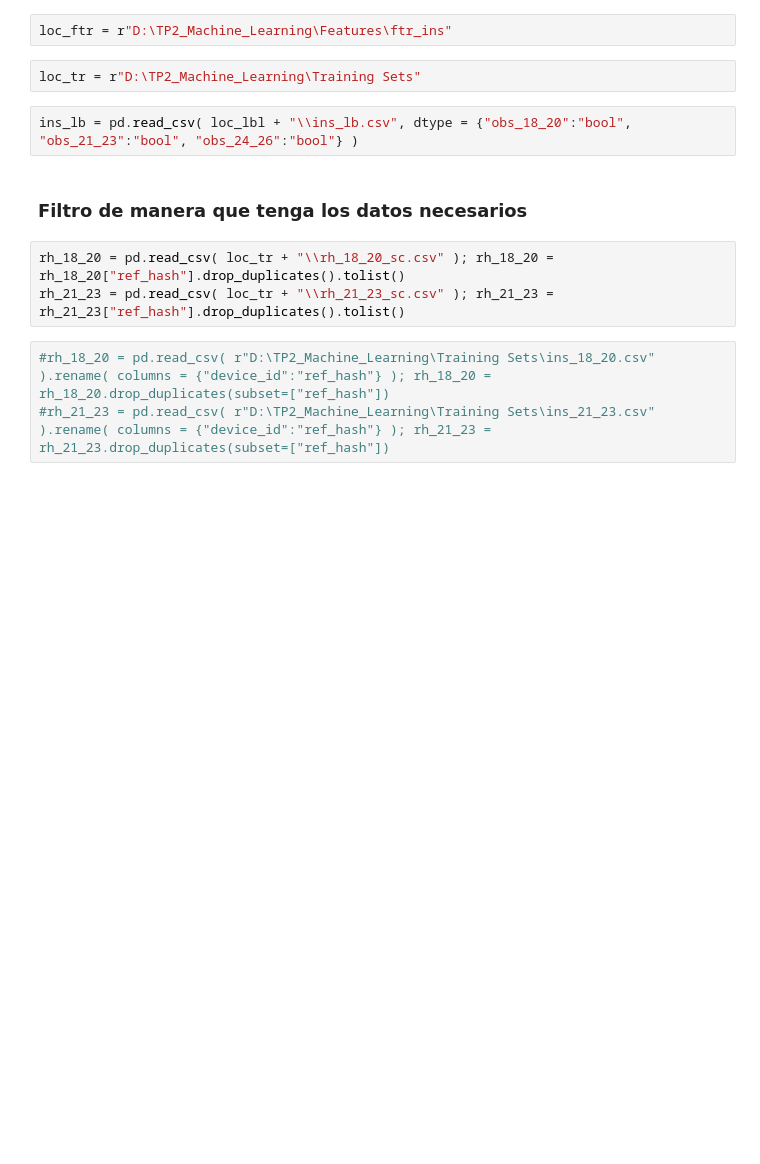
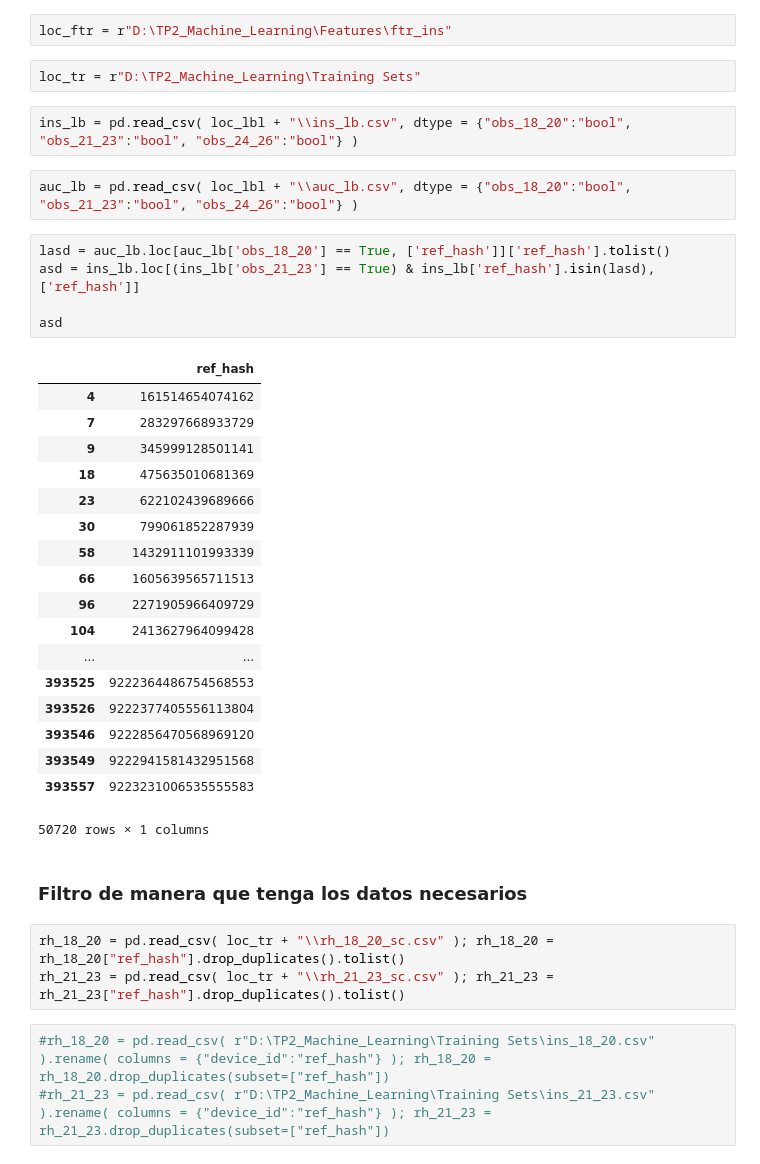
Before and after one commit to facundotorraca/TrabajoPractico2, a Jupyter notebook: prediccion_catboost_sc.ipynb, the cells around one changed output. Drawn from its saved outputs; the diff is of its cells as text; blank space fills up the shorter version.

```diff
--- a/prediccion_catboost_sc.ipynb
+++ b/prediccion_catboost_sc.ipynb
@@ -15,6 +15,32 @@ loc_ftr = r"D:\TP2_Machine_Learning\Features\ftr_ins"
 loc_tr = r"D:\TP2_Machine_Learning\Training Sets"
 # %%
 ins_lb = pd.read_csv( loc_lbl + "\\ins_lb.csv", dtype = {"obs_18_20":"bool", "obs_21_23":"bool", "obs_24_26":"bool"} )
+# %%
+auc_lb = pd.read_csv( loc_lbl + "\\auc_lb.csv", dtype = {"obs_18_20":"bool", "obs_21_23":"bool", "obs_24_26":"bool"} )
+# %%
+lasd = auc_lb.loc[auc_lb['obs_18_20'] == True, ['ref_hash']]['ref_hash'].tolist()
+asd = ins_lb.loc[(ins_lb['obs_21_23'] == True) & ins_lb['ref_hash'].isin(lasd), ['ref_hash']]
+
+asd
+# %% [output]
+|  | ref_hash |
+| 4 | 161514654074162 |
+| 7 | 283297668933729 |
+| 9 | 345999128501141 |
+| 18 | 475635010681369 |
+| 23 | 622102439689666 |
+| 30 | 799061852287939 |
+| 58 | 1432911101993339 |
+| 66 | 1605639565711513 |
+| 96 | 2271905966409729 |
+| 104 | 2413627964099428 |
+| ... | ... |
+| 393525 | 9222364486754568553 |
+| 393526 | 9222377405556113804 |
+| 393546 | 9222856470568969120 |
+| 393549 | 9222941581432951568 |
+| 393557 | 9223231006535555583 |
+50720 rows × 1 columns
 # %% [markdown]
 ### Filtro de manera que tenga los datos necesarios
 # %%
```
Also changed, not shown: parts of 4 cells of this notebook.
